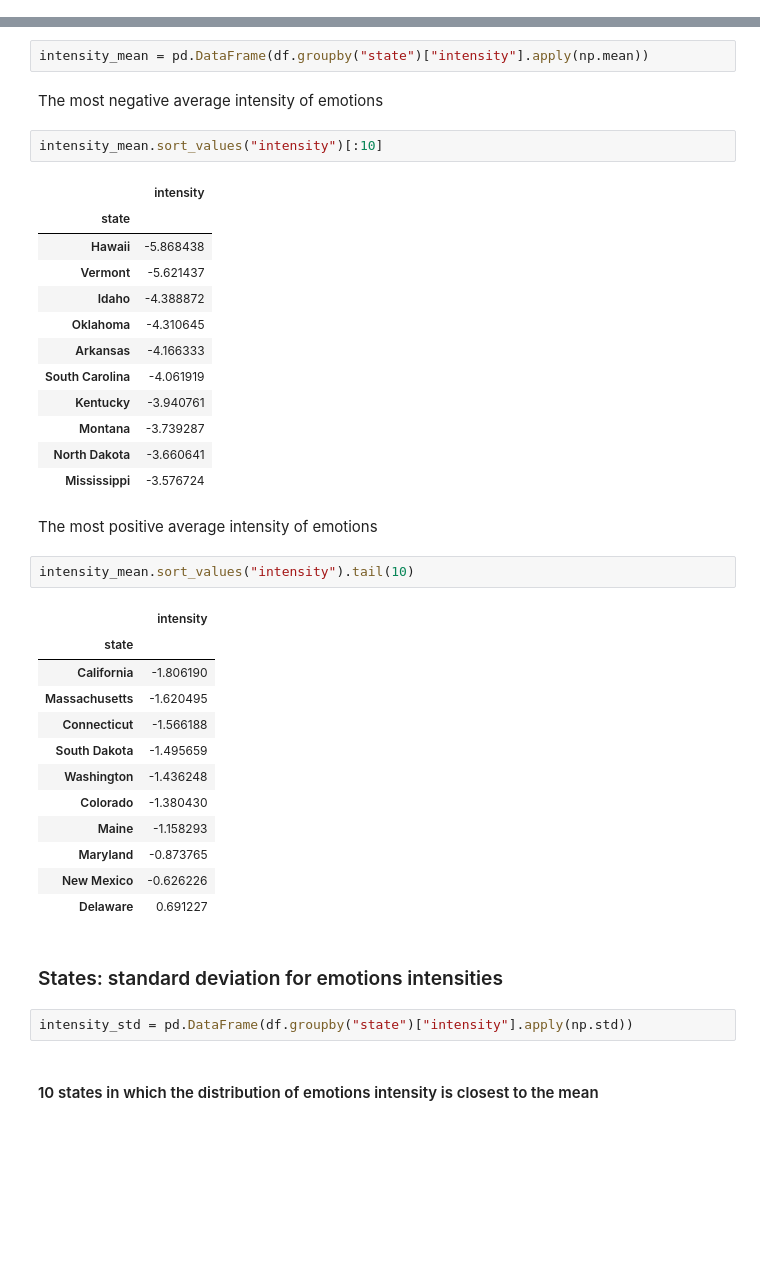
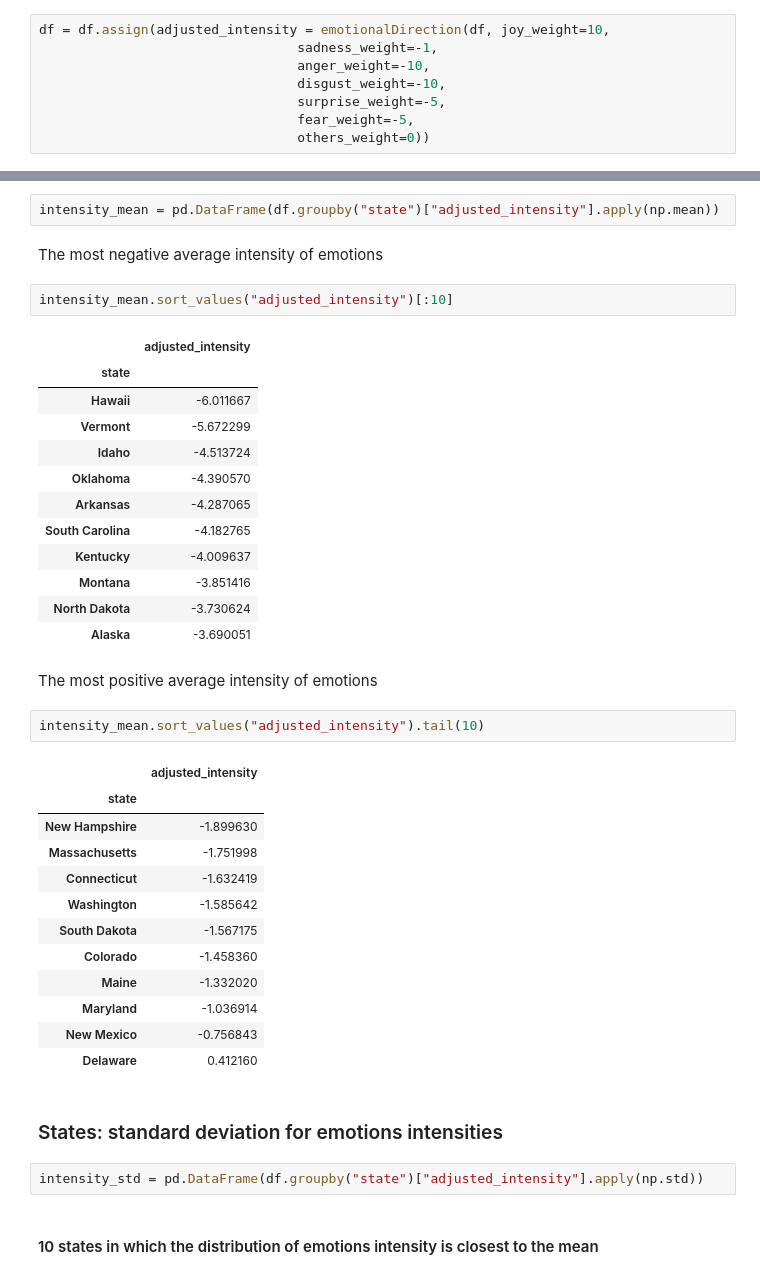
Before and after one commit to p-stachyra/Political-debate-on-Twitter, a Jupyter notebook: emotionsAnalysis.ipynb, the cells around one changed output, grey strips where cells are left out. Cells and saved outputs as stored; diff of their text form; blank space fills up the shorter version.

```diff
--- a/emotionsAnalysis.ipynb
+++ b/emotionsAnalysis.ipynb
@@ -71,4 +71,12 @@ df = pd.read_csv("data/tweets_emotions_dataset.csv")
 df.drop(columns=["Unnamed: 0"], inplace=True)
 # %% [markdown]
 ## Studying emotions intensity
+# %%
+df = df.assign(adjusted_intensity = emotionalDirection(df, joy_weight=10,
+                                 sadness_weight=-1,
+                                 anger_weight=-10,
+                                 disgust_weight=-10,
+                                 surprise_weight=-5,
+                                 fear_weight=-5,
+                                 others_weight=0))
 # %%
@@ -111,45 +129,45 @@ This analysis seems to confirm the correctness of the results obtained in the se
 # %% [markdown]
 ### Average emotions intensity for states
 # %%
-intensity_mean = pd.DataFrame(df.groupby("state")["intensity"].apply(np.mean))
+intensity_mean = pd.DataFrame(df.groupby("state")["adjusted_intensity"].apply(np.mean))
 # %% [markdown]
 The most negative average intensity of emotions
 # %%
-intensity_mean.sort_values("intensity")[:10]
+intensity_mean.sort_values("adjusted_intensity")[:10]
 # %% [output]
-|  | intensity |
+|  | adjusted_intensity |
 | state |  |
-| Hawaii | -5.868438 |
-| Vermont | -5.621437 |
-| Idaho | -4.388872 |
-| Oklahoma | -4.310645 |
-| Arkansas | -4.166333 |
-| South Carolina | -4.061919 |
-| Kentucky | -3.940761 |
-| Montana | -3.739287 |
-| North Dakota | -3.660641 |
-| Mississippi | -3.576724 |
+| Hawaii | -6.011667 |
+| Vermont | -5.672299 |
+| Idaho | -4.513724 |
+| Oklahoma | -4.390570 |
+| Arkansas | -4.287065 |
+| South Carolina | -4.182765 |
+| Kentucky | -4.009637 |
+| Montana | -3.851416 |
+| North Dakota | -3.730624 |
+| Alaska | -3.690051 |
 # %% [markdown]
 The most positive average intensity of emotions
 # %%
-intensity_mean.sort_values("intensity").tail(10)
+intensity_mean.sort_values("adjusted_intensity").tail(10)
 # %% [output]
-|  | intensity |
+|  | adjusted_intensity |
 | state |  |
-| California | -1.806190 |
-| Massachusetts | -1.620495 |
-| Connecticut | -1.566188 |
-| South Dakota | -1.495659 |
-| Washington | -1.436248 |
-| Colorado | -1.380430 |
-| Maine | -1.158293 |
-| Maryland | -0.873765 |
-| New Mexico | -0.626226 |
-| Delaware | 0.691227 |
+| New Hampshire | -1.899630 |
+| Massachusetts | -1.751998 |
+| Connecticut | -1.632419 |
+| Washington | -1.585642 |
+| South Dakota | -1.567175 |
+| Colorado | -1.458360 |
+| Maine | -1.332020 |
+| Maryland | -1.036914 |
+| New Mexico | -0.756843 |
+| Delaware | 0.412160 |
 # %% [markdown]
 ### States: standard deviation for emotions intensities
 # %%
-intensity_std = pd.DataFrame(df.groupby("state")["intensity"].apply(np.std))
+intensity_std = pd.DataFrame(df.groupby("state")["adjusted_intensity"].apply(np.std))
 # %% [markdown]
 #### 10 states in which the distribution of emotions intensity is closest to the mean
 # %%
```
Also changed, not shown: parts of 30 cells of this notebook, 21 other files.
